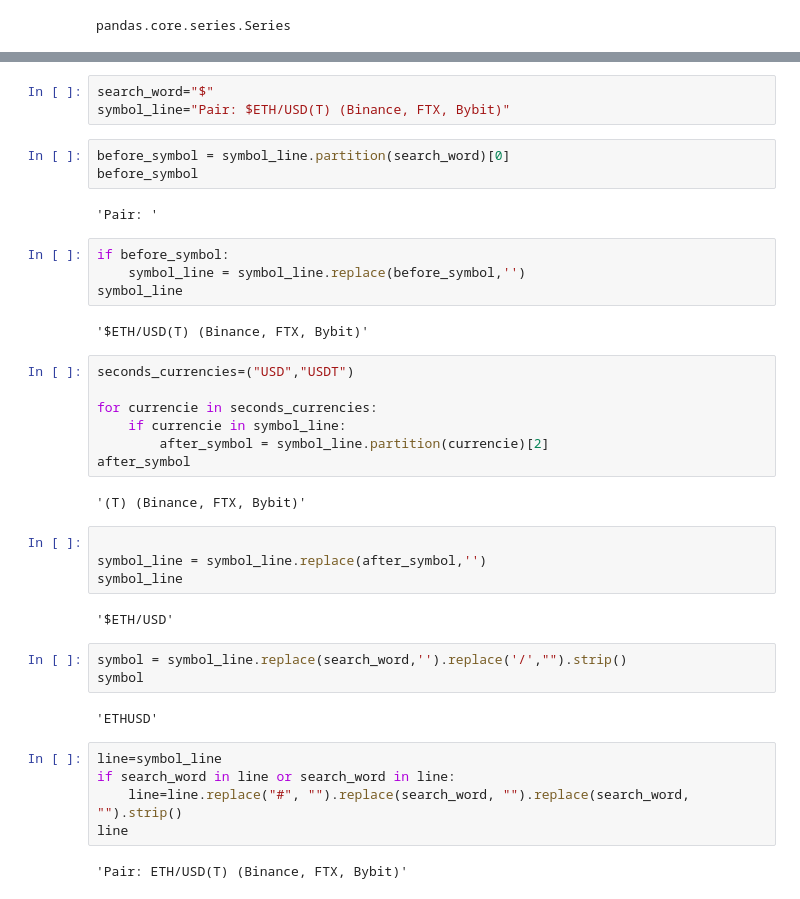
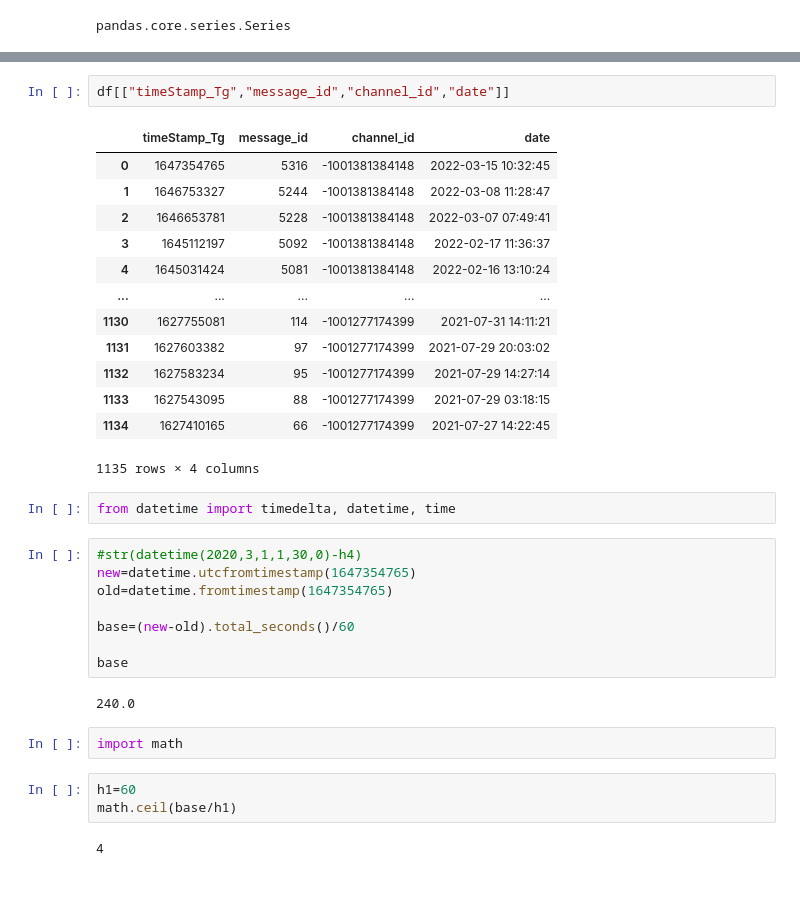
Before and after one commit to joankenobi/analisis_de_datos_copy_trading, a Jupyter notebook: Proyecto/notebooks/analisis_de_datos_prueba.ipynb, the cells around one changed output, grey strips where cells are left out. Cells and saved outputs as stored; diff of their text form.

```diff
--- a/Proyecto/notebooks/analisis_de_datos_prueba.ipynb
+++ b/Proyecto/notebooks/analisis_de_datos_prueba.ipynb
@@ -82,41 +85,35 @@ df[df["currencies"] == {'primary': 'LTC', 'segundary': 'USDT'}]
-# %%
-search_word="$"
-symbol_line="Pair: $ETH/USD(T) (Binance, FTX, Bybit)"
-# %%
-before_symbol = symbol_line.partition(search_word)[0]
-before_symbol
-# %% [output]
-'Pair: '
-# %%
-if before_symbol:
-    symbol_line = symbol_line.replace(before_symbol,'')
-symbol_line
-# %% [output]
-'$ETH/USD(T) (Binance, FTX, Bybit)'
-# %%
-seconds_currencies=("USD","USDT")
-
-for currencie in seconds_currencies:
-    if currencie in symbol_line:
-        after_symbol = symbol_line.partition(currencie)[2]
-after_symbol
-# %% [output]
-'(T) (Binance, FTX, Bybit)'
-# %%
-
-symbol_line = symbol_line.replace(after_symbol,'')
-symbol_line
-# %% [output]
-'$ETH/USD'
-# %%
-symbol = symbol_line.replace(search_word,'').replace('/',"").strip()
-symbol
-# %% [output]
-'ETHUSD'
-# %%
-line=symbol_line
-if search_word in line or search_word in line:
-    line=line.replace("#", "").replace(search_word, "").replace(search_word, "").strip()
-line
-# %% [output]
-'Pair: ETH/USD(T) (Binance, FTX, Bybit)'
+# %%
+df[["timeStamp_Tg","message_id","channel_id","date"]]
+# %% [output]
+|  | timeStamp_Tg | message_id | channel_id | date |
+| 0 | 1647354765 | 5316 | -1001381384148 | 2022-03-15 10:32:45 |
+| 1 | 1646753327 | 5244 | -1001381384148 | 2022-03-08 11:28:47 |
+| 2 | 1646653781 | 5228 | -1001381384148 | 2022-03-07 07:49:41 |
+| 3 | 1645112197 | 5092 | -1001381384148 | 2022-02-17 11:36:37 |
+| 4 | 1645031424 | 5081 | -1001381384148 | 2022-02-16 13:10:24 |
+| ... | ... | ... | ... | ... |
+| 1130 | 1627755081 | 114 | -1001277174399 | 2021-07-31 14:11:21 |
+| 1131 | 1627603382 | 97 | -1001277174399 | 2021-07-29 20:03:02 |
+| 1132 | 1627583234 | 95 | -1001277174399 | 2021-07-29 14:27:14 |
+| 1133 | 1627543095 | 88 | -1001277174399 | 2021-07-29 03:18:15 |
+| 1134 | 1627410165 | 66 | -1001277174399 | 2021-07-27 14:22:45 |
+1135 rows × 4 columns
+# %%
+from datetime import timedelta, datetime, time
+# %%
+#str(datetime(2020,3,1,1,30,0)-h4)
+new=datetime.utcfromtimestamp(1647354765)
+old=datetime.fromtimestamp(1647354765)
+
+base=(new-old).total_seconds()/60
+
+base
+# %% [output]
+240.0
+# %%
+import math
+# %%
+h1=60
+math.ceil(base/h1)
+# %% [output]
+4
```
Also changed, not shown: parts of 28 cells of this notebook, 15 other files.
